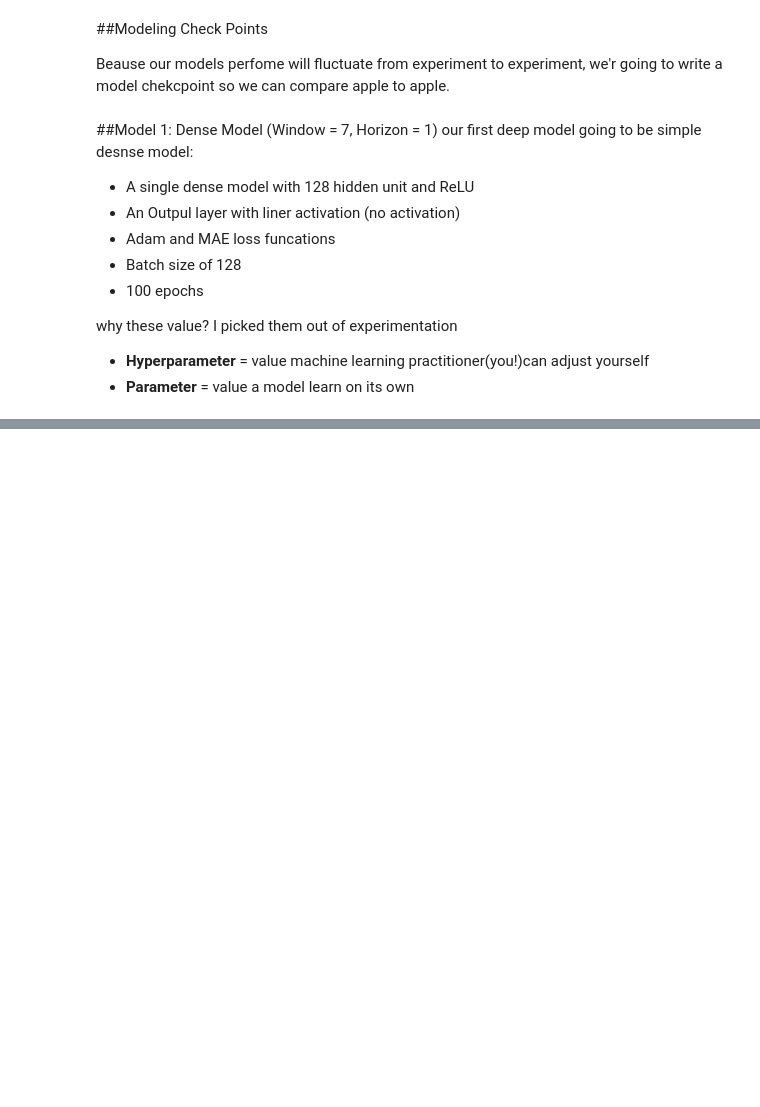
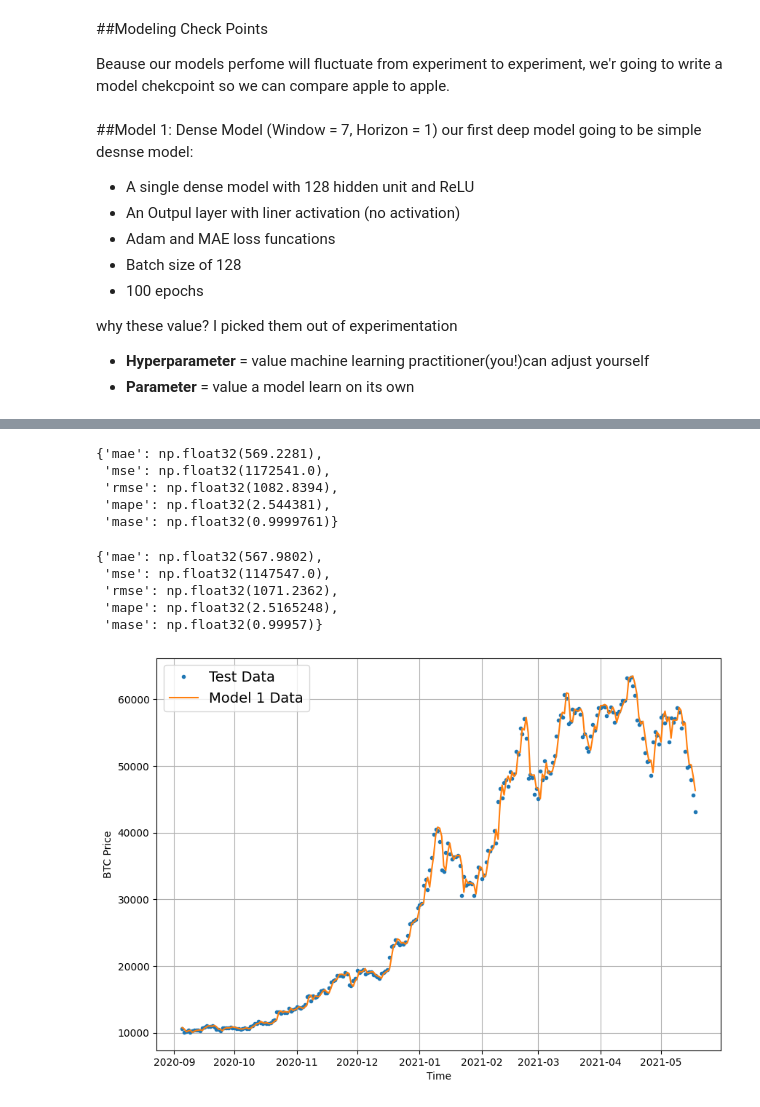
Before and after one commit to NITIN9694/TensorFlow-Learning, a Jupyter notebook: 11_time_series_forecasting_in_tensorflow.ipynb, the cells around one changed output, grey strips where cells are left out. Saved outputs shown, nothing was run; the diff lists cells and outputs as text; code cells hidden in the pictures; blank space fills up the shorter version.

Commit message:
Model 1 Predict and check it can beet our navie base model

```diff
--- a/11_time_series_forecasting_in_tensorflow.ipynb
+++ b/11_time_series_forecasting_in_tensorflow.ipynb
@@ -602,0 +613,12 @@ model_1.evaluate(test_window,test_labels)
+# %%
+def make_pred(model,input_data):
+  """
+  Use model to make predictions input_data
+
+  """
+  forcast = model.predict(input_data);
+  return tf.squeeze(forcast)
+# %%
+#make predication using model 1 test data and view dataset
+model_1_pred = make_pred(model_1,test_window)
+model_1_pred[:10]
@@ -602,0 +630,43 @@ model_1.evaluate(test_window,test_labels)
+# %%
+#evaluate pred
+model_1_result = evalutate_preds(y_true = tf.squeeze(test_labels),
+                                 y_pred = model_1_pred
+                                 )
+model_1_result
+# %% [output]
+{'mae': np.float32(569.2281),
+ 'mse': np.float32(1172541.0),
+ 'rmse': np.float32(1082.8394),
+ 'mape': np.float32(2.544381),
+ 'mase': np.float32(0.9999761)}
+# %%
+navie_result
+# %% [output]
+{'mae': np.float32(567.9802),
+ 'mse': np.float32(1147547.0),
+ 'rmse': np.float32(1071.2362),
+ 'mape': np.float32(2.5165248),
+ 'mase': np.float32(0.99957)}
+# %%
+#ploting
+offset = 300
+plt.figure(figsize=(10,7))
+
+plot_time_series(timesteps = X_test[-len(test_window):],
+                    values = test_labels[:,0],
+                    start =offset,
+                    label= "Test Data"
+
+                    )
+
+
+plot_time_series(timesteps = X_test[-len(test_window):],
+                    values = model_1_pred,
+                    start =offset,
+                    label= "Model 1 Data" ,
+                    format = "-",
+
+
+                    )
+# %% [output]
+[figure, added]
```
Also changed, not shown: parts of 6 cells of this notebook.
